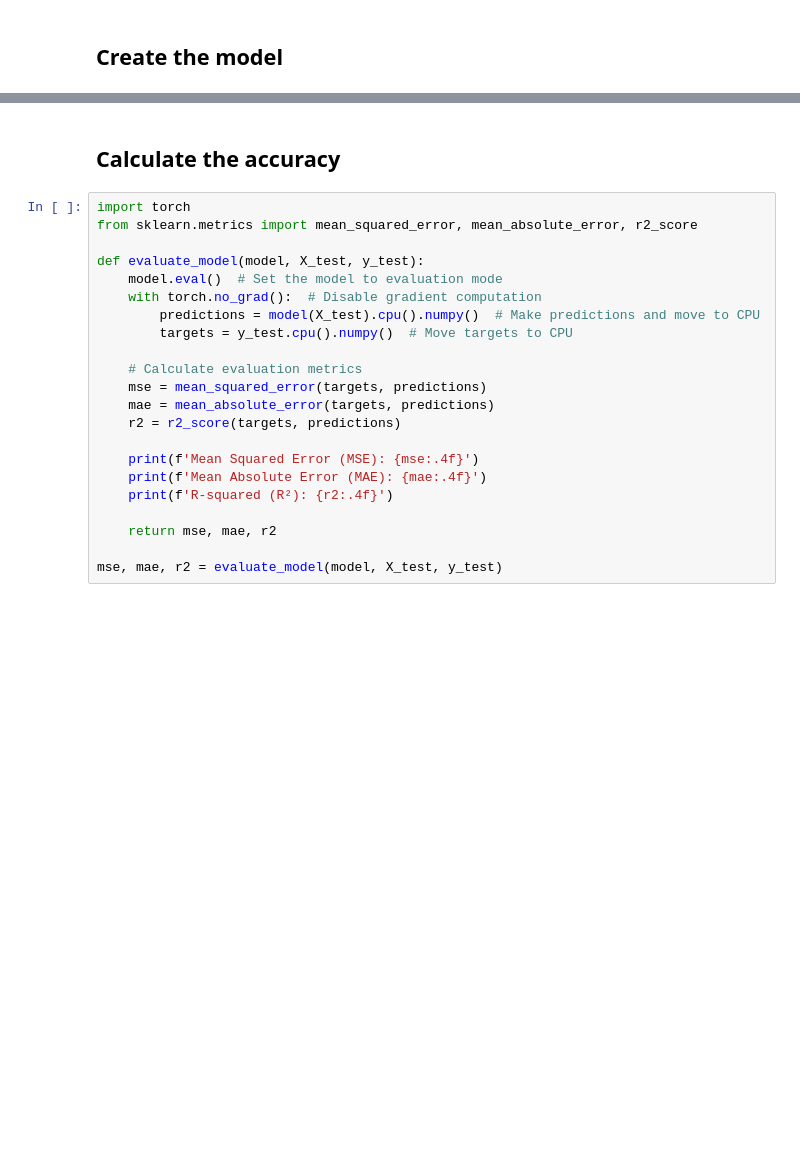
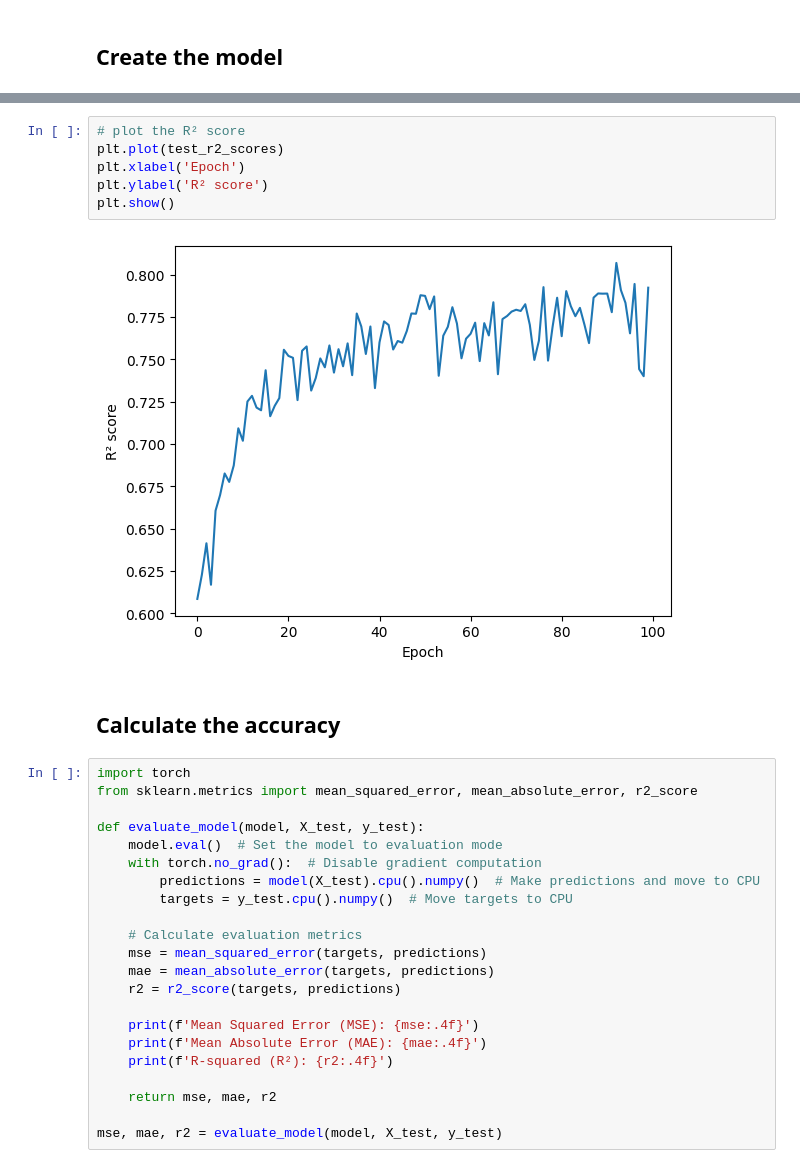
Before and after one commit to Jkachoura/TORCS-client-SSJ, a Jupyter notebook: pytorch_model.ipynb, the cells around one changed output, grey strips where cells are left out. Saved outputs shown, nothing was run; the diff lists cells and outputs as text; blank space fills up the shorter version.

```diff
--- a/pytorch_model.ipynb
+++ b/pytorch_model.ipynb
@@ -147,3 +153,11 @@ plt.show()
+# %%
+# plot the R² score
+plt.plot(test_r2_scores)
+plt.xlabel('Epoch')
+plt.ylabel('R² score')
+plt.show()
+# %% [output]
+[figure, added]
 # %% [markdown]
 ## Calculate the accuracy
 # %%
```
Also changed, not shown: parts of 8 cells of this notebook.
